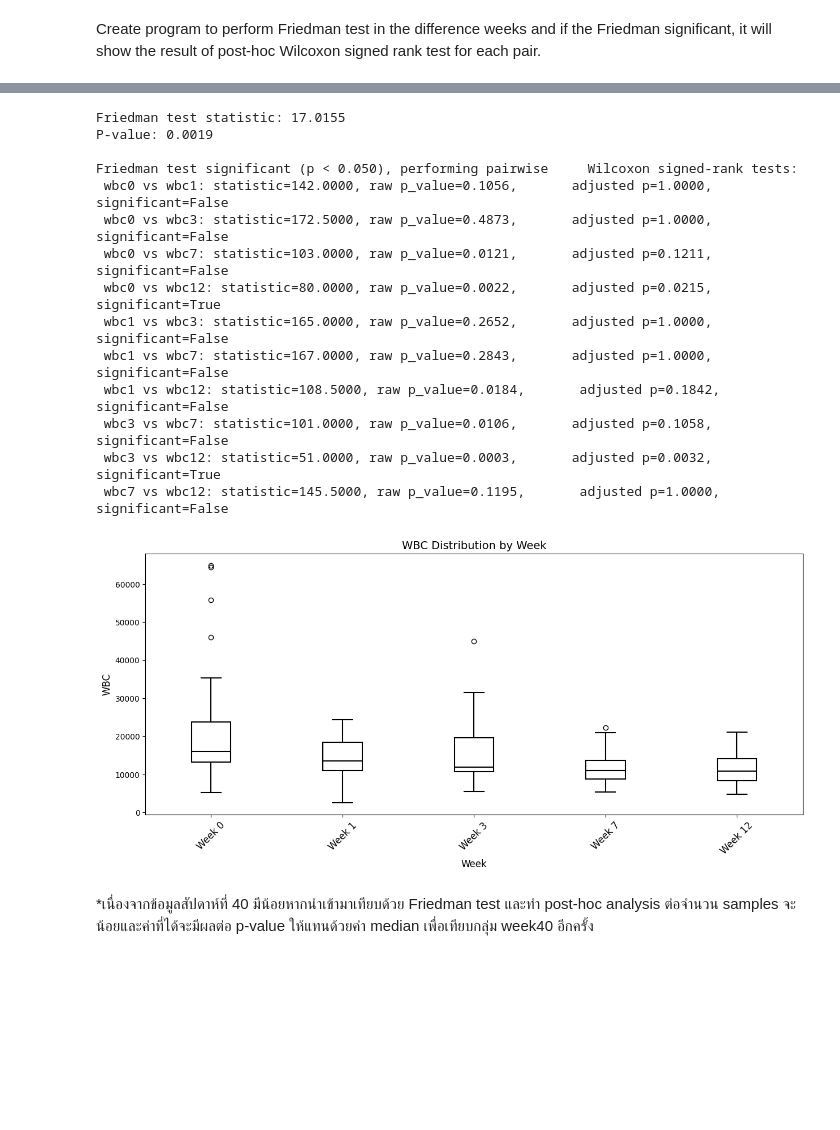
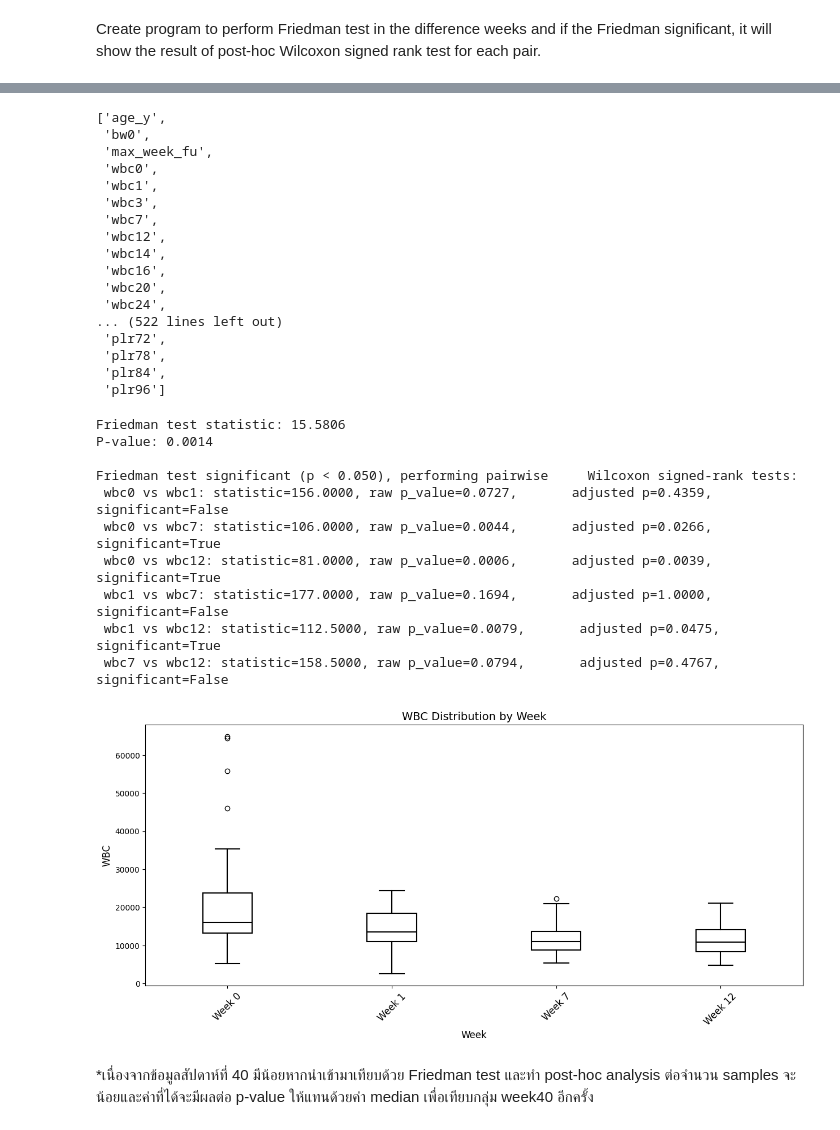
Before and after one commit to chphuttipan/mu-fip-analysis, a Jupyter notebook: fip_analysis_py.ipynb, the cells around one changed output, grey strips where cells are left out. Drawn from its saved outputs; the diff is of its cells as text; code cells hidden in the pictures; blank space fills up the shorter version.

Commit message:
Update Friedman Test with the missing values replacement (not finish)

```diff
--- a/fip_analysis_py.ipynb
+++ b/fip_analysis_py.ipynb
@@ -666,24 +662,40 @@ Friedman test significant (p < 0.050), performing pairwise     Wilcoxon signed-r
 def friedman_plot(prefix_param, df, specific_weeks=None, alpha=0.05):
   friedman_col(prefix_param, df, specific_weeks, alpha)
   plot_parameter_boxplots(prefix_param, df, specific_weeks)
+# %%
+num_cols
+# %% [output]
+['age_y',
+ 'bw0',
+ 'max_week_fu',
+ 'wbc0',
+ 'wbc1',
+ 'wbc3',
+ 'wbc7',
+ 'wbc12',
+ 'wbc14',
+ 'wbc16',
+ 'wbc20',
+ 'wbc24',
+... (522 lines left out)
+ 'plr72',
+ 'plr78',
+ 'plr84',
+ 'plr96']
 # %%
-friedman_plot('wbc', df_copy, [0,1,3,7,12])
+friedman_plot('wbc', df_copy, [0,1,7,12])
 # %% [output]
-Friedman test statistic: 17.0155
-P-value: 0.0019
+Friedman test statistic: 15.5806
+P-value: 0.0014
 
 Friedman test significant (p < 0.050), performing pairwise     Wilcoxon signed-rank tests:
- wbc0 vs wbc1: statistic=142.0000, raw p_value=0.1056,       adjusted p=1.0000, significant=False
- wbc0 vs wbc3: statistic=172.5000, raw p_value=0.4873,       adjusted p=1.0000, significant=False
- wbc0 vs wbc7: statistic=103.0000, raw p_value=0.0121,       adjusted p=0.1211, significant=False
- wbc0 vs wbc12: statistic=80.0000, raw p_value=0.0022,       adjusted p=0.0215, significant=True
- wbc1 vs wbc3: statistic=165.0000, raw p_value=0.2652,       adjusted p=1.0000, significant=False
- wbc1 vs wbc7: statistic=167.0000, raw p_value=0.2843,       adjusted p=1.0000, significant=False
- wbc1 vs wbc12: statistic=108.5000, raw p_value=0.0184,       adjusted p=0.1842, significant=False
- wbc3 vs wbc7: statistic=101.0000, raw p_value=0.0106,       adjusted p=0.1058, significant=False
- wbc3 vs wbc12: statistic=51.0000, raw p_value=0.0003,       adjusted p=0.0032, significant=True
- wbc7 vs wbc12: statistic=145.5000, raw p_value=0.1195,       adjusted p=1.0000, significant=False
+ wbc0 vs wbc1: statistic=156.0000, raw p_value=0.0727,       adjusted p=0.4359, significant=False
+ wbc0 vs wbc7: statistic=106.0000, raw p_value=0.0044,       adjusted p=0.0266, significant=True
+ wbc0 vs wbc12: statistic=81.0000, raw p_value=0.0006,       adjusted p=0.0039, significant=True
+ wbc1 vs wbc7: statistic=177.0000, raw p_value=0.1694,       adjusted p=1.0000, significant=False
+ wbc1 vs wbc12: statistic=112.5000, raw p_value=0.0079,       adjusted p=0.0475, significant=True
+ wbc7 vs wbc12: statistic=158.5000, raw p_value=0.0794,       adjusted p=0.4767, significant=False
-[figure, old version]
+[figure, new version]
 # %% [markdown]
 *เนื่องจากข้อมูลสัปดาห์ที่ 40 มีน้อยหากนำเข้ามาเทียบด้วย Friedman test และทำ post-hoc analysis ต่อจำนวน samples จะน้อยและค่าที่ได้จะมีผลต่อ p-value ให้แทนด้วยค่า median เพื่อเทียบกลุ่ม week40 อีกครั้ง
 # %%
```
Also changed, not shown: parts of 15 cells of this notebook.
